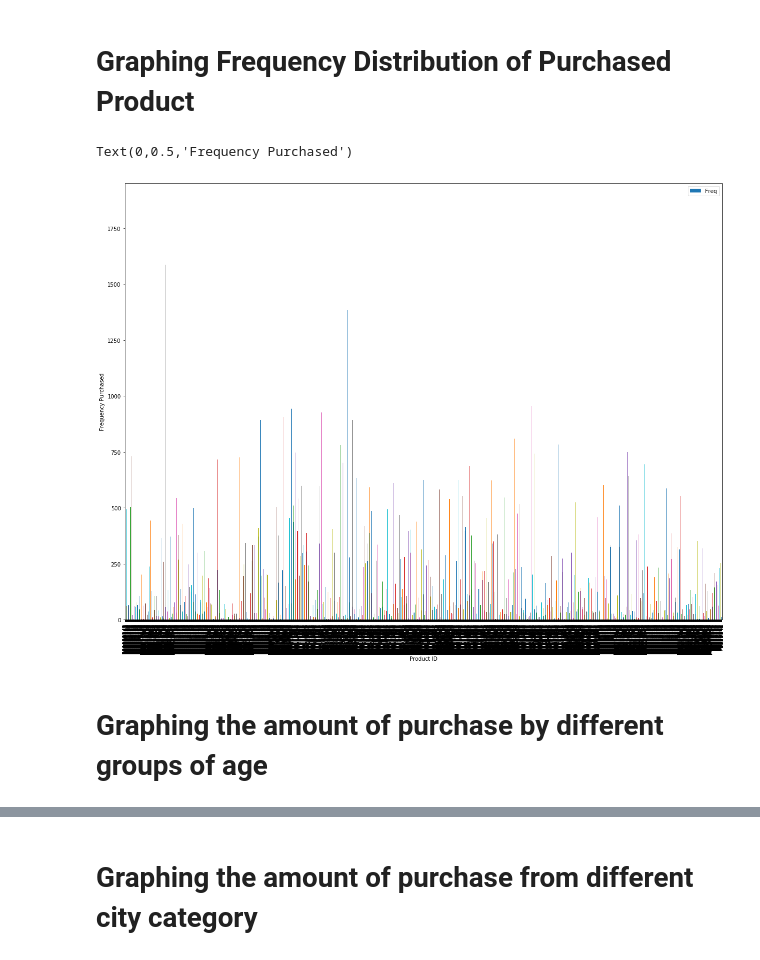
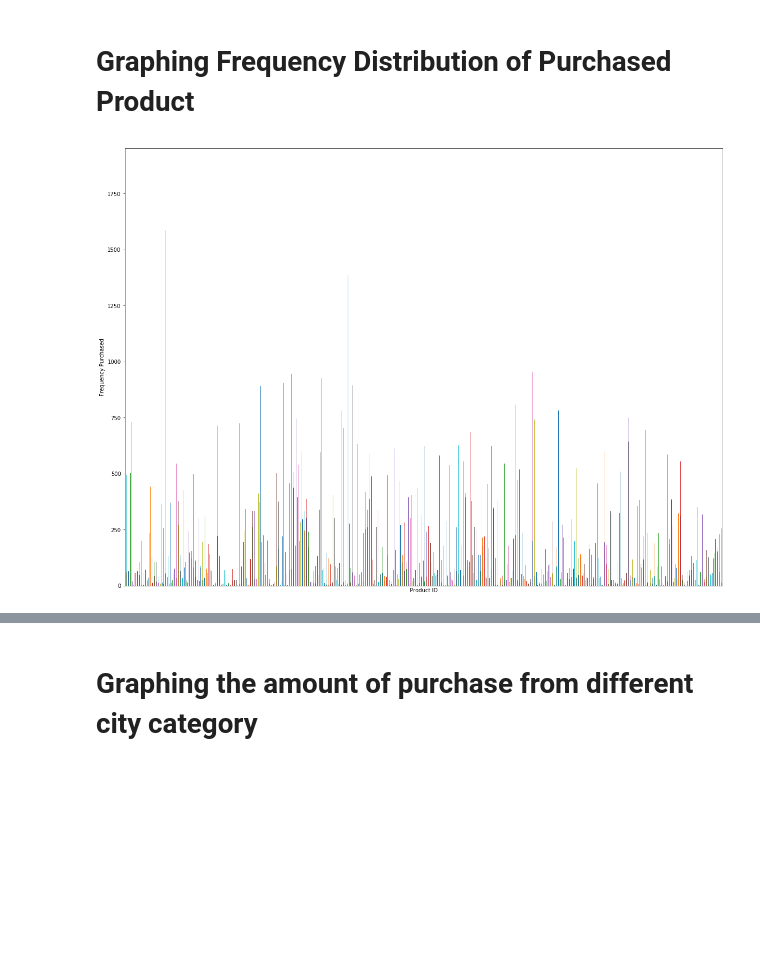
Before and after one commit to mtruon11/Black-Friday-Analysis, a Jupyter notebook: Black-Friday-Analysis.ipynb, the cells around one changed output, grey strips where cells are left out. Drawn from its saved outputs; the diff is of its cells as text; code cells hidden in the pictures; blank space fills up the shorter version.

```diff
--- a/Black-Friday-Analysis.ipynb
+++ b/Black-Friday-Analysis.ipynb
@@ -306,10 +346,9 @@ Frequency of purchase is the number of orders placed by a customer over a define
 # %%
 #Using bar plot to describe the frequency of a product is purchased.
 ax = freq_purchase.plot.bar(x='Product_ID', y='Freq', figsize=(20, 15))
 ax.set_xlabel("Product ID") #Label the x-axis
 ax.set_ylabel("Frequency Purchased") #label the y-axis
+ax.set_xticks([])
+ax.get_legend().remove()
 # %% [output]
-Text(0,0.5,'Frequency Purchased')
-[figure, old version]
+[figure, new version]
-# %% [markdown]
-# Graphing the amount of purchase by different groups of age
```
Also changed, not shown: parts of 28 cells of this notebook.
